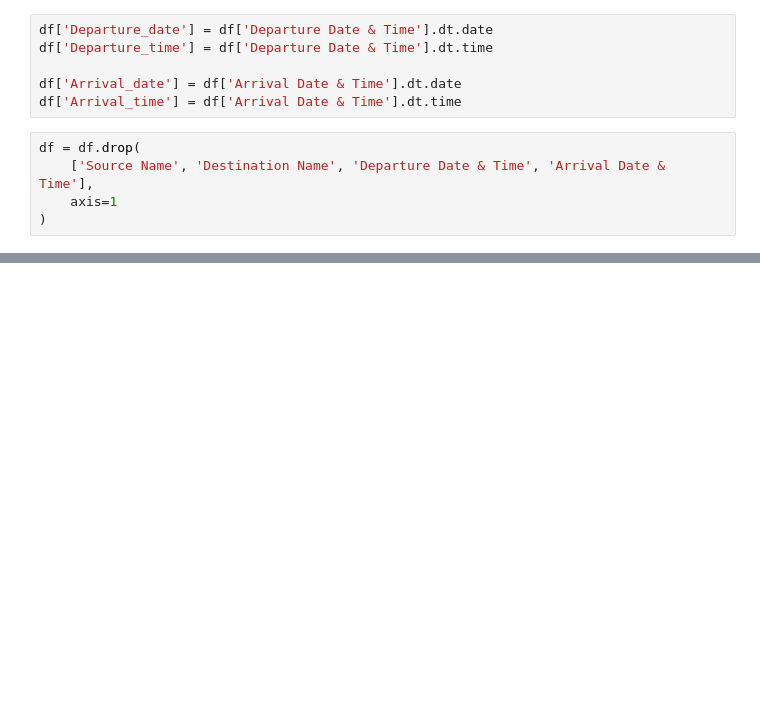
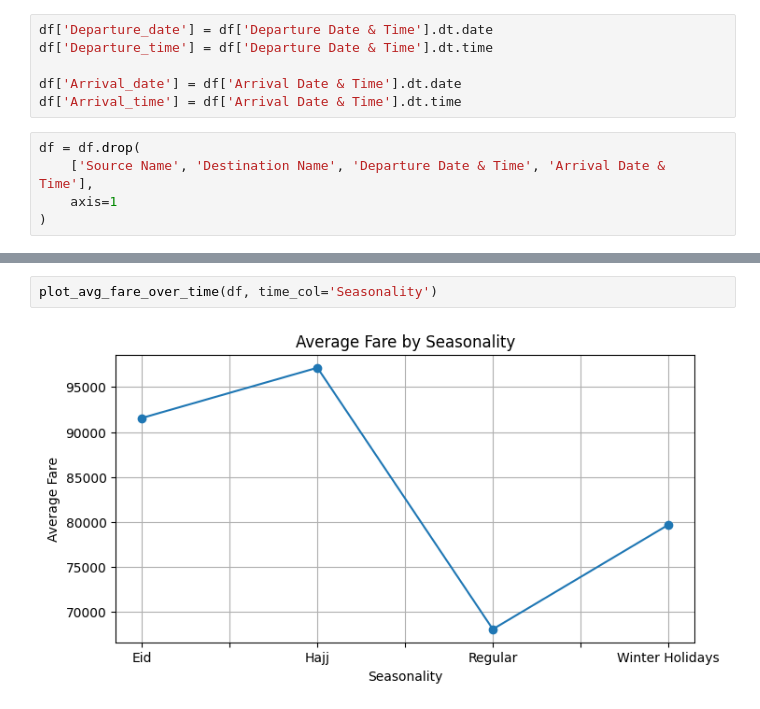
Before and after one commit to Richard-Sarfo/Flight_Price_Prediction, a Jupyter notebook: notebook.ipynb, the cells around one changed output, grey strips where cells are left out. Cells and saved outputs as stored; diff of their text form; blank space fills up the shorter version.

```diff
--- a/notebook.ipynb
+++ b/notebook.ipynb
@@ -112,0 +127,4 @@ df.head()
+# %%
+plot_avg_fare_over_time(df, time_col='Seasonality')
+# %% [output]
+[figure, added]
```
Also changed, not shown: parts of 6 cells of this notebook.
